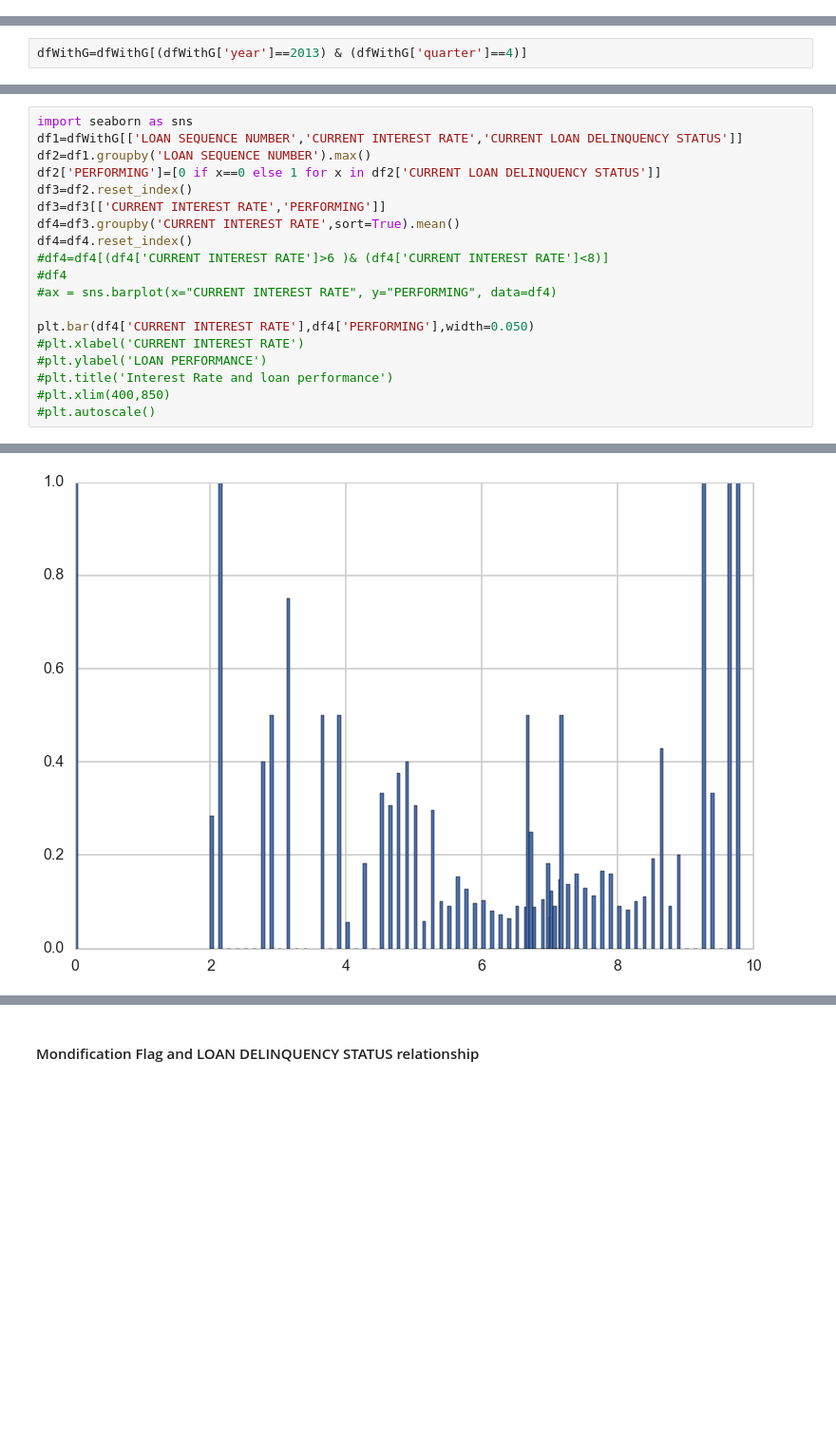
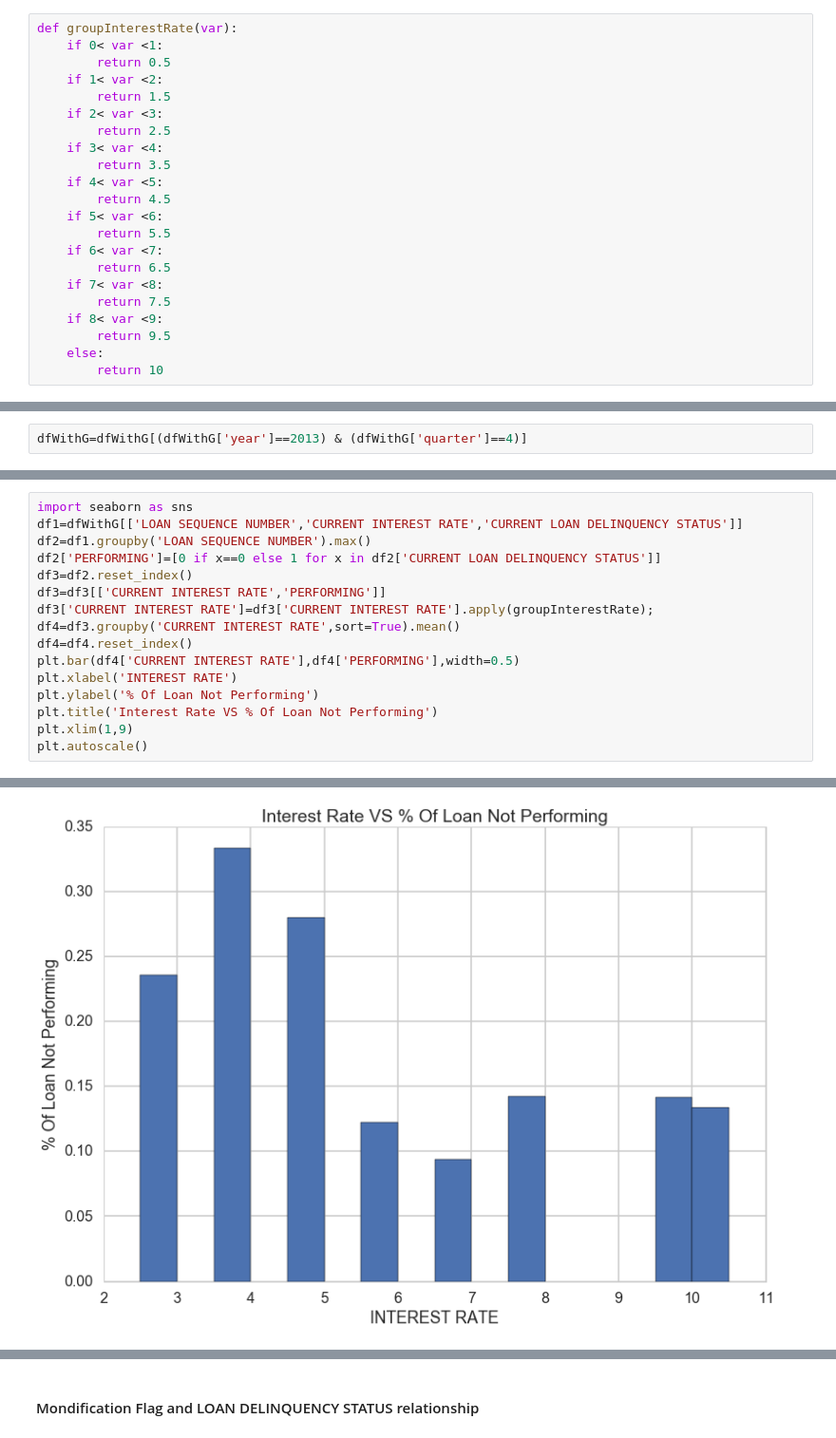
Before and after one commit to sha2403Git/Capstone, a Jupyter notebook: Data-Correlation_2.ipynb, the cells around one changed output, grey strips where cells are left out. Shown at 95% size. Cells and saved outputs as stored; diff of their text form; blank space fills up the shorter version.

```diff
--- a/Data-Correlation_2.ipynb
+++ b/Data-Correlation_2.ipynb
@@ -20,3 +20,25 @@ sns.set_context("poster")
 # %%
 dfWithG=pd.read_pickle('data/dataframe.pkl')
 dfWithG2=pd.read_pickle('data/dataframe.pkl')
+# %%
+def groupInterestRate(var):
+    if 0< var <1:
+        return 0.5
+    if 1< var <2:
+        return 1.5
+    if 2< var <3:
+        return 2.5
+    if 3< var <4:
+        return 3.5
+    if 4< var <5:
+        return 4.5
+    if 5< var <6:
+        return 5.5
+    if 6< var <7:
+        return 6.5
+    if 7< var <8:
+        return 7.5
+    if 8< var <9:
+        return 9.5
+    else:
+        return 10
@@ -104,16 +150,13 @@ df2=df1.groupby('LOAN SEQUENCE NUMBER').max()
 df2['PERFORMING']=[0 if x==0 else 1 for x in df2['CURRENT LOAN DELINQUENCY STATUS']]
 df3=df2.reset_index()
 df3=df3[['CURRENT INTEREST RATE','PERFORMING']]
+df3['CURRENT INTEREST RATE']=df3['CURRENT INTEREST RATE'].apply(groupInterestRate);
 df4=df3.groupby('CURRENT INTEREST RATE',sort=True).mean()
 df4=df4.reset_index()
-#df4=df4[(df4['CURRENT INTEREST RATE']>6 )& (df4['CURRENT INTEREST RATE']<8)]
-#df4
-#ax = sns.barplot(x="CURRENT INTEREST RATE", y="PERFORMING", data=df4)
-
-plt.bar(df4['CURRENT INTEREST RATE'],df4['PERFORMING'],width=0.050)
-#plt.xlabel('CURRENT INTEREST RATE')
-#plt.ylabel('LOAN PERFORMANCE')
-#plt.title('Interest Rate and loan performance')
-#plt.xlim(400,850)
-#plt.autoscale()
+plt.bar(df4['CURRENT INTEREST RATE'],df4['PERFORMING'],width=0.5)
+plt.xlabel('INTEREST RATE')
+plt.ylabel('% Of Loan Not Performing')
+plt.title('Interest Rate VS % Of Loan Not Performing')
+plt.xlim(1,9)
+plt.autoscale()
 # %% [output]
@@ -121 +163 @@ plt.bar(df4['CURRENT INTEREST RATE'],df4['PERFORMING'],width=0.050)
-[figure, old version]
+[figure, new version]
```
Also changed, not shown: parts of 16 cells of this notebook, 2 other files.
